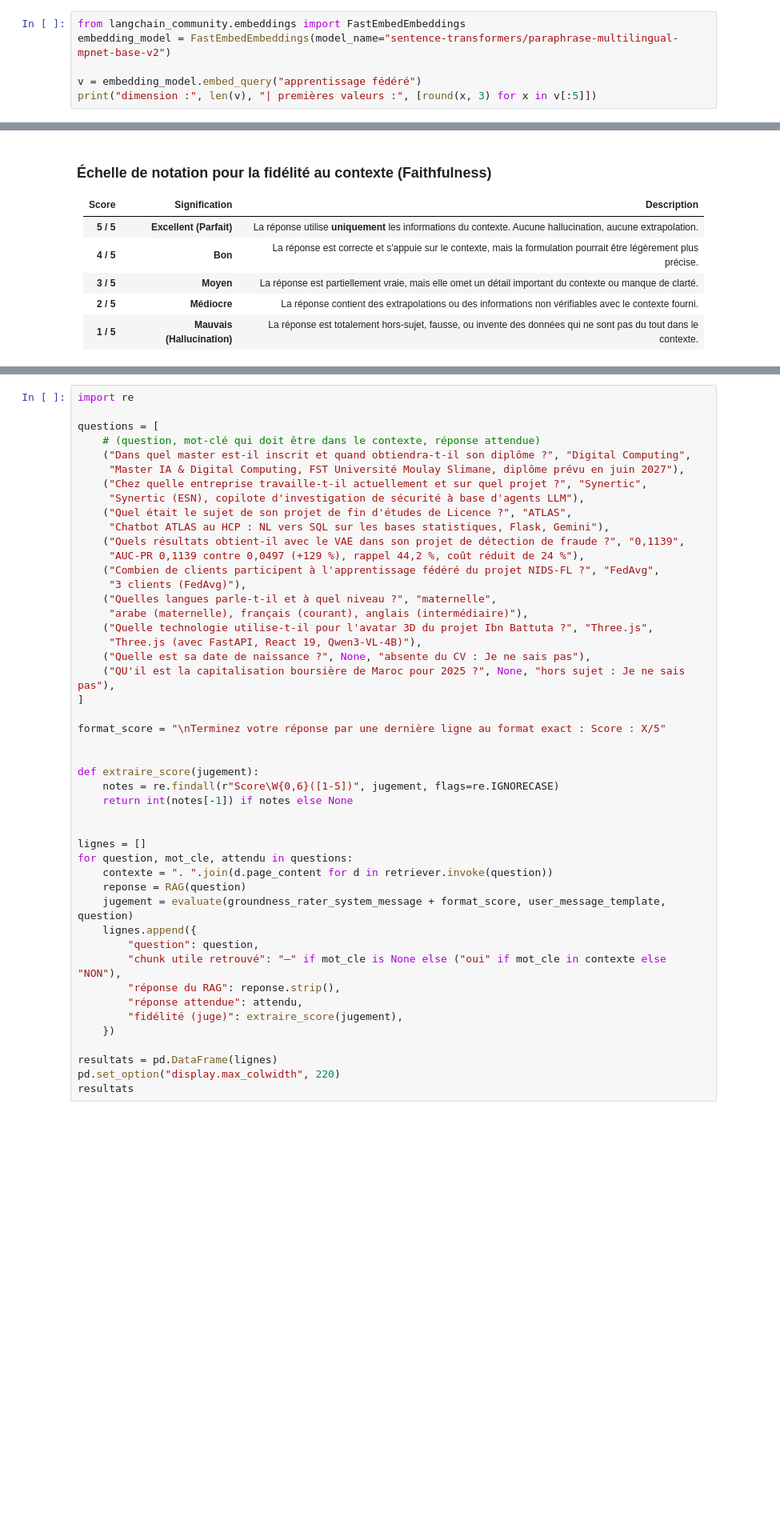
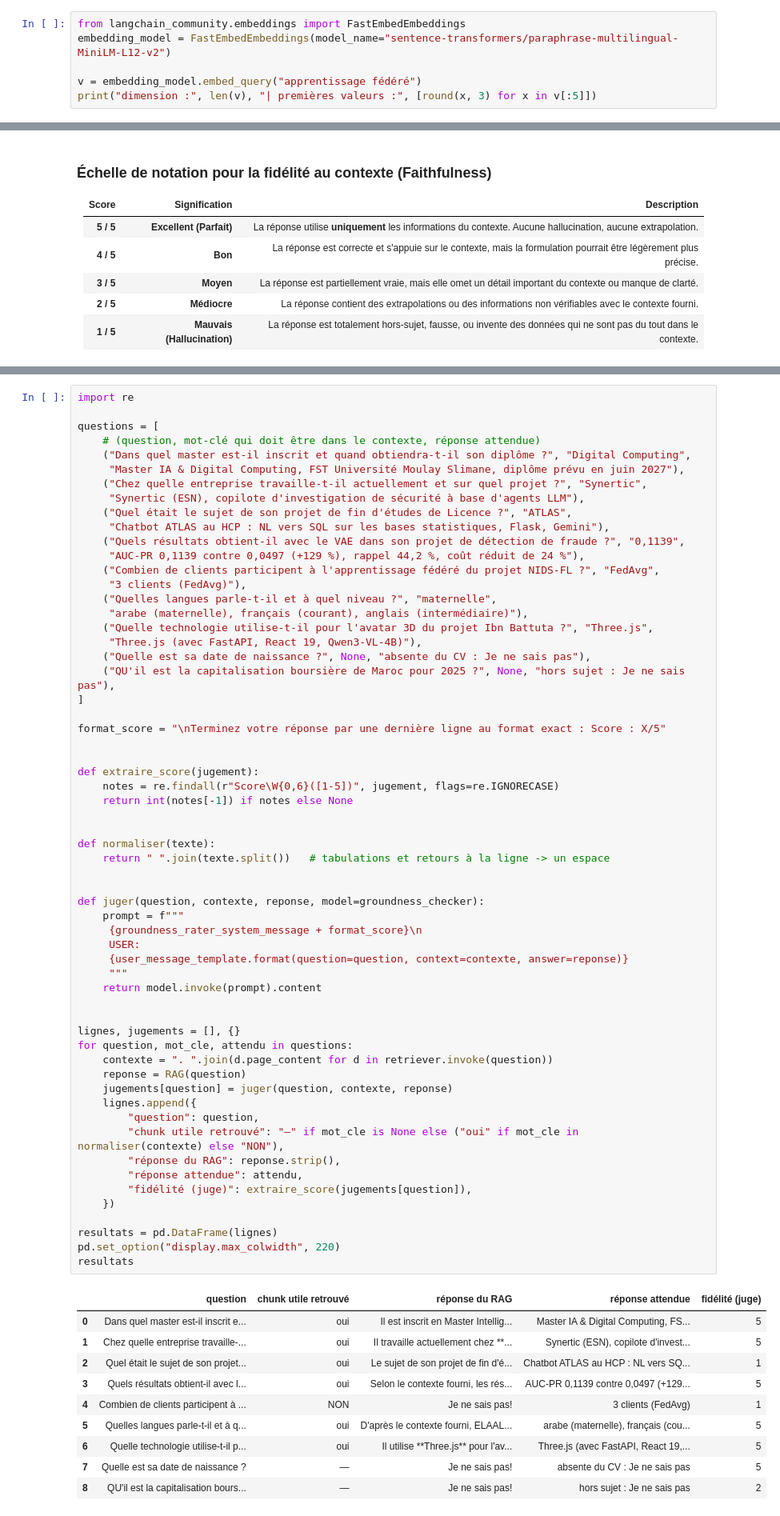
Before and after one commit to Hatim-elaalgi/systeme-distribue-agentique, a Jupyter notebook: TP4_rag/TP4_RAG.ipynb, the cells around one changed output, grey strips where cells are left out. Shown at 80% size. Drawn from its saved outputs; the diff is of its cells as text; blank space fills up the shorter version.

Commit message:
TP4 exécuté avec analyse ; correction du téléchargement des embeddings (Xet) ; nom sur le TP2

````diff
--- a/TP4_rag/TP4_RAG.ipynb
+++ b/TP4_rag/TP4_RAG.ipynb
@@ -92,7 +114,7 @@ embedding_model=OpenAIEmbeddings(model='text-embedding-3-small')
 ```
 # %%
 from langchain_community.embeddings import FastEmbedEmbeddings
-embedding_model = FastEmbedEmbeddings(model_name="sentence-transformers/paraphrase-multilingual-mpnet-base-v2")
+embedding_model = FastEmbedEmbeddings(model_name="sentence-transformers/paraphrase-multilingual-MiniLM-L12-v2")
 
 v = embedding_model.embed_query("apprentissage fédéré")
 print("dimension :", len(v), "| premières valeurs :", [round(x, 3) for x in v[:5]])
@@ -343,35 +495,59 @@ questions = [
     ("Combien de clients participent à l'apprentissage fédéré du projet NIDS-FL ?", "FedAvg",
      "3 clients (FedAvg)"),
     ("Quelles langues parle-t-il et à quel niveau ?", "maternelle",
      "arabe (maternelle), français (courant), anglais (intermédiaire)"),
     ("Quelle technologie utilise-t-il pour l'avatar 3D du projet Ibn Battuta ?", "Three.js",
      "Three.js (avec FastAPI, React 19, Qwen3-VL-4B)"),
     ("Quelle est sa date de naissance ?", None, "absente du CV : Je ne sais pas"),
     ("QU'il est la capitalisation boursière de Maroc pour 2025 ?", None, "hors sujet : Je ne sais pas"),
 ]
 
 format_score = "\nTerminez votre réponse par une dernière ligne au format exact : Score : X/5"
 
 
 def extraire_score(jugement):
     notes = re.findall(r"Score\W{0,6}([1-5])", jugement, flags=re.IGNORECASE)
     return int(notes[-1]) if notes else None
 
 
-lignes = []
+def normaliser(texte):
+    return " ".join(texte.split())   # tabulations et retours à la ligne -> un espace
+
+
+def juger(question, contexte, reponse, model=groundness_checker):
+    prompt = f"""
+     {groundness_rater_system_message + format_score}\n
+     USER:
+     {user_message_template.format(question=question, context=contexte, answer=reponse)}
+     """
+    return model.invoke(prompt).content
+
+
+lignes, jugements = [], {}
 for question, mot_cle, attendu in questions:
     contexte = ". ".join(d.page_content for d in retriever.invoke(question))
     reponse = RAG(question)
-    jugement = evaluate(groundness_rater_system_message + format_score, user_message_template, question)
+    jugements[question] = juger(question, contexte, reponse)
     lignes.append({
         "question": question,
-        "chunk utile retrouvé": "—" if mot_cle is None else ("oui" if mot_cle in contexte else "NON"),
+        "chunk utile retrouvé": "—" if mot_cle is None else ("oui" if mot_cle in normaliser(contexte) else "NON"),
         "réponse du RAG": reponse.strip(),
         "réponse attendue": attendu,
-        "fidélité (juge)": extraire_score(jugement),
+        "fidélité (juge)": extraire_score(jugements[question]),
     })
 
 resultats = pd.DataFrame(lignes)
 pd.set_option("display.max_colwidth", 220)
 resultats
+# %% [output]
+|  | question | chunk utile retrouvé | réponse du RAG | réponse attendue | fidélité (juge) |
+| 0 | Dans quel master est-il inscrit e... | oui | Il est inscrit en Master Intellig... | Master IA & Digital Computing, FS... | 5 |
+| 1 | Chez quelle entreprise travaille-... | oui | Il travaille actuellement chez **... | Synertic (ESN), copilote d'invest... | 5 |
+| 2 | Quel était le sujet de son projet... | oui | Le sujet de son projet de fin d'é... | Chatbot ATLAS au HCP : NL vers SQ... | 1 |
+| 3 | Quels résultats obtient-il avec l... | oui | Selon le contexte fourni, les rés... | AUC-PR 0,1139 contre 0,0497 (+129... | 5 |
+| 4 | Combien de clients participent à ... | NON | Je ne sais pas! | 3 clients (FedAvg) | 1 |
+| 5 | Quelles langues parle-t-il et à q... | oui | D'après le contexte fourni, ELAAL... | arabe (maternelle), français (cou... | 5 |
+| 6 | Quelle technologie utilise-t-il p... | oui | Il utilise **Three.js** pour l'av... | Three.js (avec FastAPI, React 19,... | 5 |
+| 7 | Quelle est sa date de naissance ? | — | Je ne sais pas! | absente du CV : Je ne sais pas | 5 |
+| 8 | QU'il est la capitalisation bours... | — | Je ne sais pas! | hors sujet : Je ne sais pas | 2 |
 # %% [markdown]
````
Also changed, not shown: parts of 32 cells of this notebook, 2 other files.
